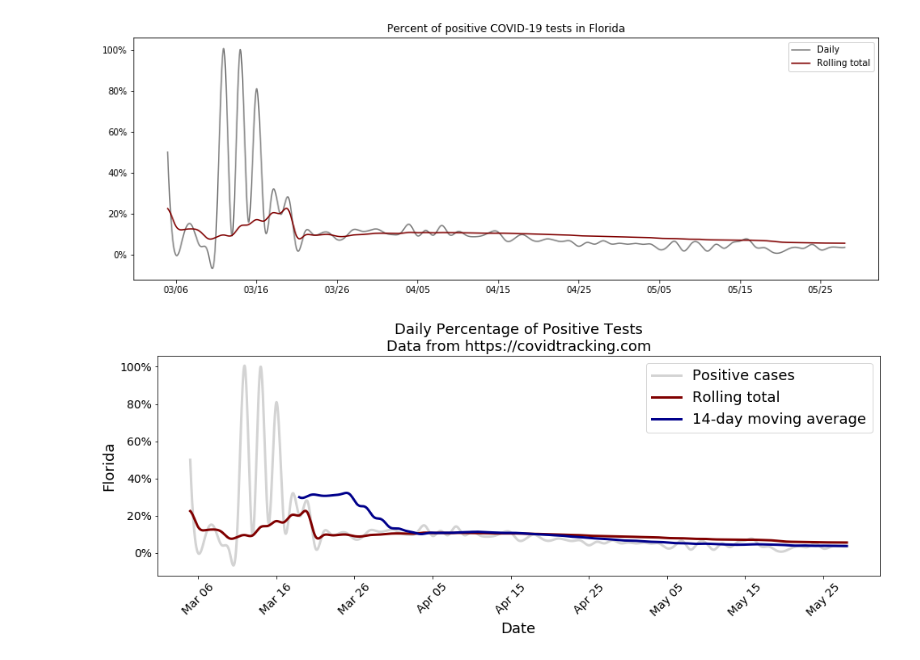
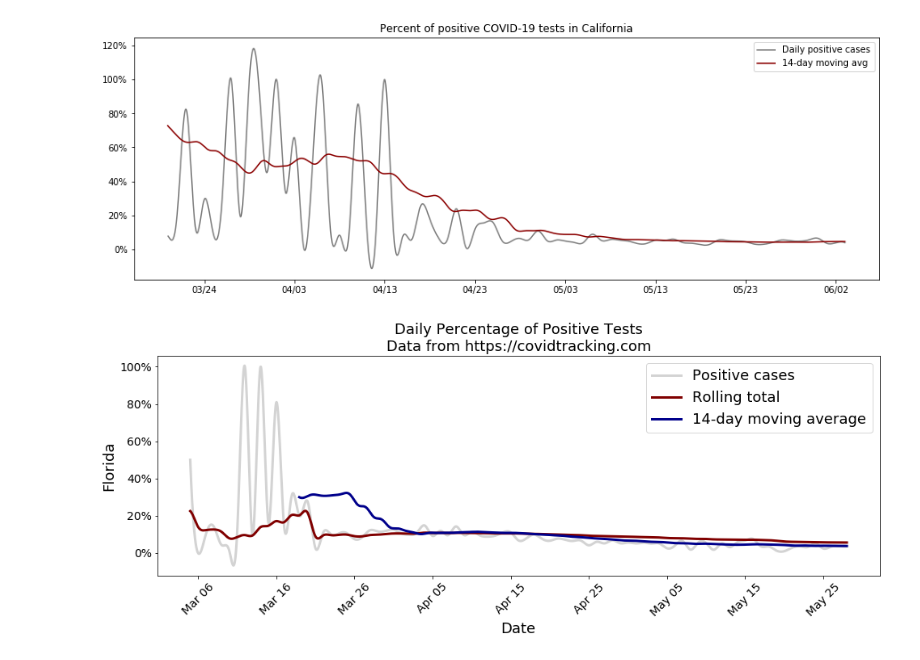
Before and after one commit to mdgrossi/covid19, a Jupyter notebook: cases.ipynb, the cells around one changed output. Drawn from its saved outputs; the diff is of its cells as text; code cells hidden in the pictures.

Commit message:
Tweaked percentage plots

```diff
--- a/cases.ipynb
+++ b/cases.ipynb
@@ -19,3 +16,6 @@ c = 'Miami-Dade'
+# %%
+s = 'California'
+c = 'Placer'
 # %%
 # Subset by state or county
 state = byState.loc[s]
@@ -42,0 +34,6 @@ newTimes = pd.date_range(dailyPercent.index[0], dailyPercent.index[-1], freq='1H
+# %%
+# Calculate ratio of positive cases each day: total positive/total tests
+dailyPercent = historic.positiveIncrease/historic.totalTestResultsIncrease
+
+# Sort from earliest to latest date, remove NAs produced from divide by zero and leading NAs
+dailyPercent = dailyPercent[::-1].dropna()
@@ -43 +45,7 @@ newTimes = pd.date_range(dailyPercent.index[0], dailyPercent.index[-1], freq='1H
+# %%
+# Calculate ratio of total number of cases
+totalPercent = historic.positive/historic.totalTestResults
+
+# Sort from earliest to latest date, remove NAs produced from divide by zero and leading NAs
+totalPercent = totalPercent[::-1].dropna()
 # %%
@@ -55,15 +55,17 @@ totalPercentSmooth = pd.Series(spl(newTimes), index=newTimes)
 # %%
+firstDate = totalPercentSmooth.index[0] + pd.Timedelta(days=14)
 fig, ax = plt.subplots(1, 1, figsize=(15, 5))
-ax.plot(dailyPercentSmooth, label='Daily', color='grey')
-ax.plot(totalPercentSmooth, label='Rolling total', color='darkred')
-ax.set_title('Percent of positive COVID-19 tests in Florida')
+ax.plot(dailyPercentSmooth.loc[firstDate:], label='Daily positive cases', color='grey')
+#ax.plot(totalPercentSmooth, label='Rolling total', color='darkred')
+ax.plot(dailyPercentSmooth.rolling(14*24).mean(), color='darkred', label='14-day moving avg')
+ax.set_title('Percent of positive COVID-19 tests in {}'.format(s))
 ax.legend(loc='upper right')
 ax.xaxis.set_major_locator(mdates.DayLocator(interval=10))
 ax.xaxis.set_major_formatter(mdates.DateFormatter('%m/%d'))
-ax.yaxis.set_major_formatter(mtick.PercentFormatter())
+ax.yaxis.set_major_formatter(mtick.PercentFormatter(1, decimals=0))
 plt.show()
 # %% [output]
-[figure, old version]
+[figure, new version]
 # %%
 # Total daily test counts
 normalized = state.newCases/historic.totalTestResultsIncrease
```
Also changed, not shown: parts of 7 cells of this notebook, 1 other file.
